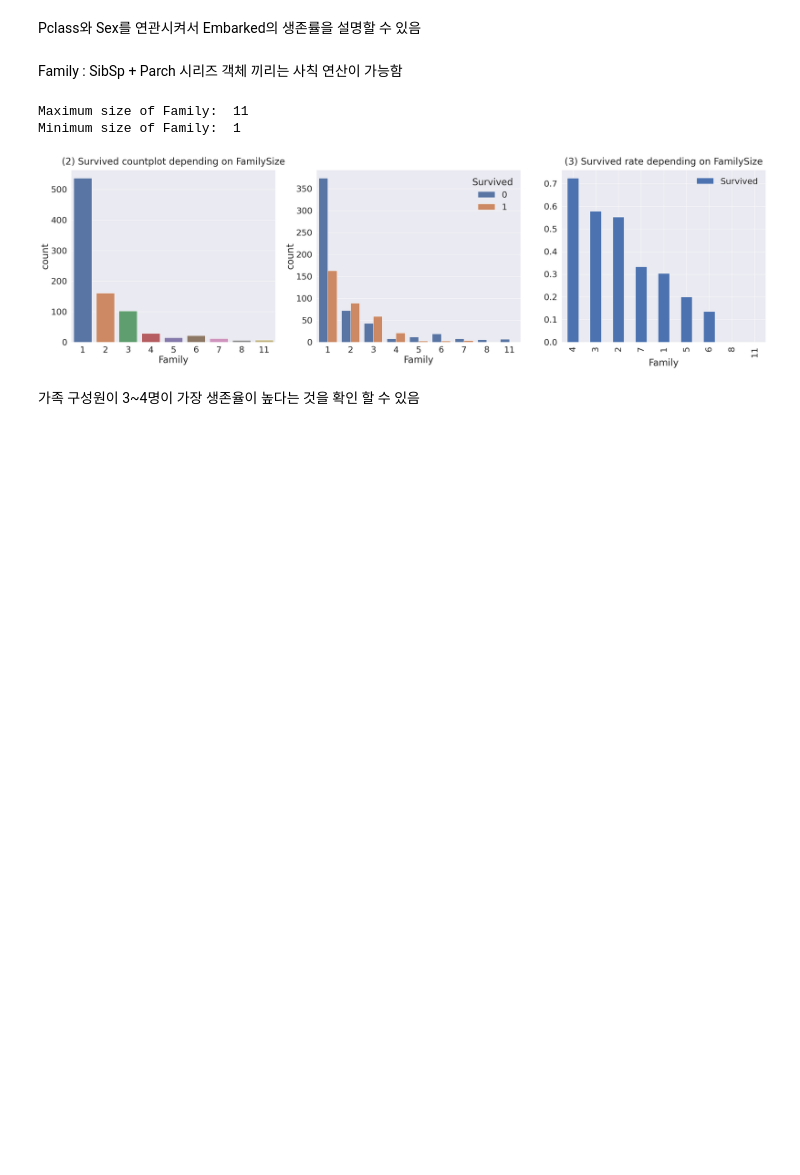
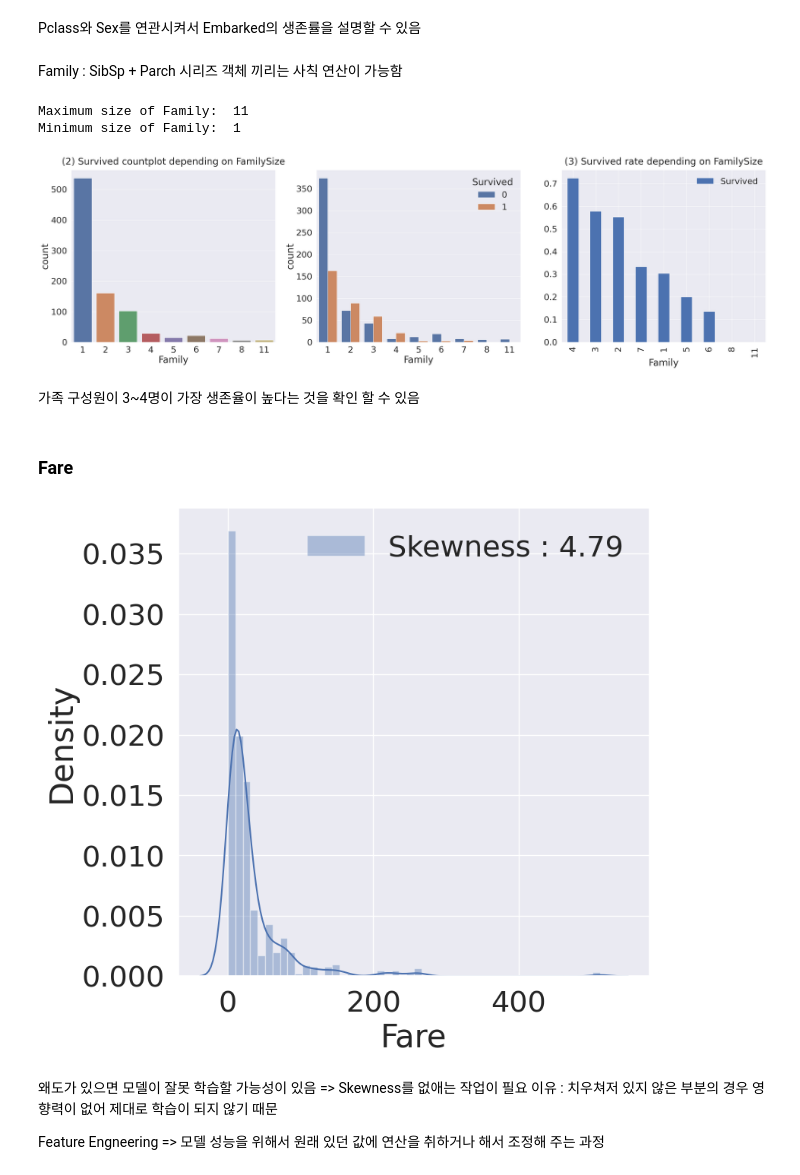
Before and after one commit to che0223/MyStudy, a Jupyter notebook: kaggle/titanic/My_first_data_analysis_for_titanic.ipynb, the cells around one changed output. Cells and saved outputs as stored; diff of their text form; code cells hidden in the pictures; blank space fills up the shorter version.

```diff
--- a/kaggle/titanic/My_first_data_analysis_for_titanic.ipynb
+++ b/kaggle/titanic/My_first_data_analysis_for_titanic.ipynb
@@ -585,3 +585,17 @@ plt.show()
 [figure]
 # %% [markdown]
 가족 구성원이 3~4명이 가장 생존율이 높다는 것을 확인 할 수 있음
+# %% [markdown]
+### Fare
+# %%
+fig, ax = plt.subplots(1, 1, figsize=(8, 8))
+g = sns.distplot(df_train['Fare'], color='b', label='Skewness : {:.2f}'.format(df_train['Fare'].skew()), ax =ax) # 시리즈 전달 객체 전달 시 히스토그램으로 그려주는 함수, skewness = 왜도 : 평균을 중심으로 한 쪽으로 치우쳐져 있는 경향(>0이면 좌측 <0이면 우측)
+g = g.legend(loc='best')
+# %% [output]
+[figure, added]
+# %% [markdown]
+왜도가 있으면 모델이 잘못 학습할 가능성이 있음
+=> Skewness를 없애는 작업이 필요
+이유 : 치우쳐저 있지 않은 부분의 경우 영향력이 없어 제대로 학습이 되지 않기 때문
+
+Feature Engneering => 모델 성능을 위해서 원래 있던 값에 연산을 취하거나 해서 조정해 주는 과정
```
Also changed, not shown: parts of 4 cells of this notebook, 3 other files.
